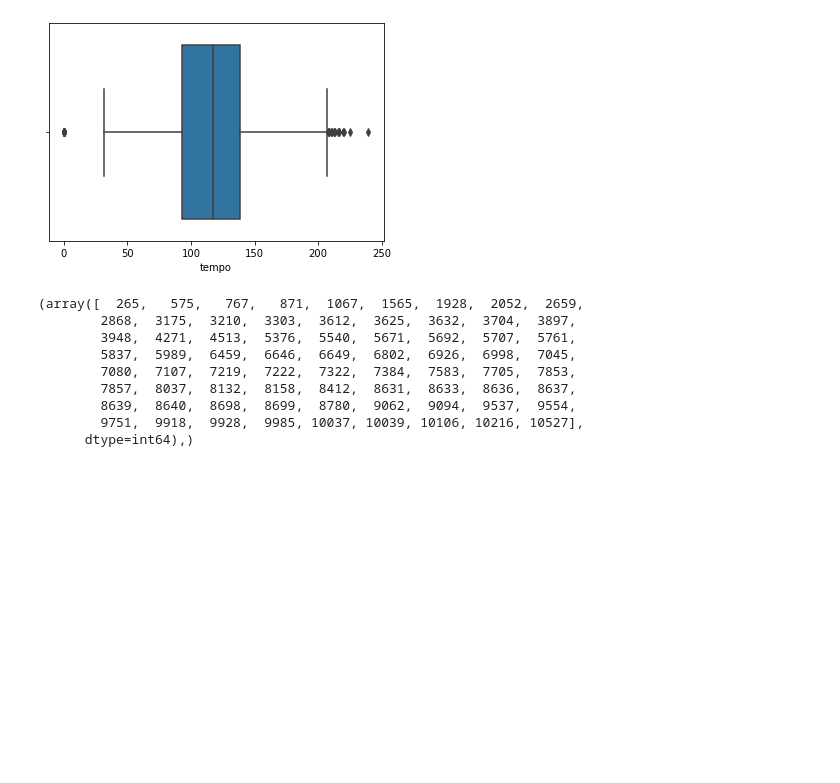
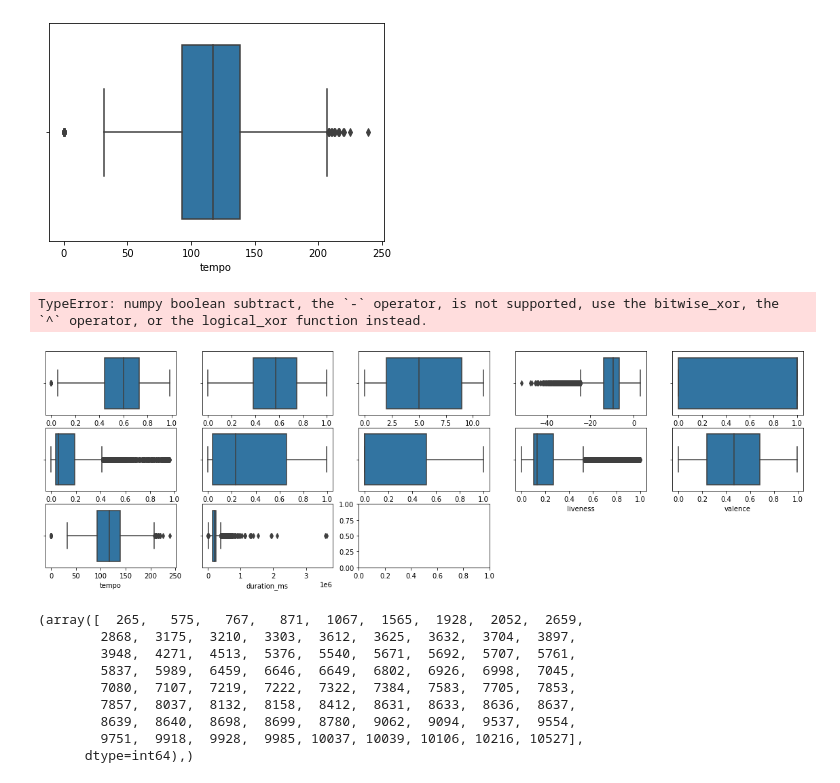
Before and after one commit to srirajbhogi/EDA---spotify-unpopular-songs-dataset-, a Jupyter notebook: spotify_unpopular_songs .ipynb, the cells around one changed output. Drawn from its saved outputs; the diff is of its cells as text; code cells hidden in the pictures; blank space fills up the shorter version.

```diff
--- a/spotify_unpopular_songs .ipynb
+++ b/spotify_unpopular_songs .ipynb
@@ -264,6 +347,27 @@ sns.boxplot(df['tempo'])
 # %% [output]
 <AxesSubplot:xlabel='tempo'>
 [figure]
+# %%
+cols = 5
+rows = 5
+num_cols = df.select_dtypes(exclude='object').columns
+fig = plt.figure(figsize= (20,10))
+for i, col in enumerate(num_cols):
+
+    ax=fig.add_subplot( rows, cols, i+1)
+
+    sns.boxplot(x=df[col], ax=ax)
+
+fig.tight_layout()
+plt.show()
+
+
+#Here, the numerical columns must be selected in order to visualise the histplot. For that, Datatypes like 'Object'
+#(i.e, categorical) need to be excluded from the process of importing.
+# Note: 'plt.show()' is a mandatory command in order to print the executed process.
+# %% [output]
+TypeError: numpy boolean subtract, the `-` operator, is not supported, use the bitwise_xor, the `^` operator, or the logical_xor function instead.
+[figure, added]
 # %%
 print(np.where(df['tempo']>200))
 # %% [output]
```
Also changed, not shown: parts of 57 cells of this notebook.
